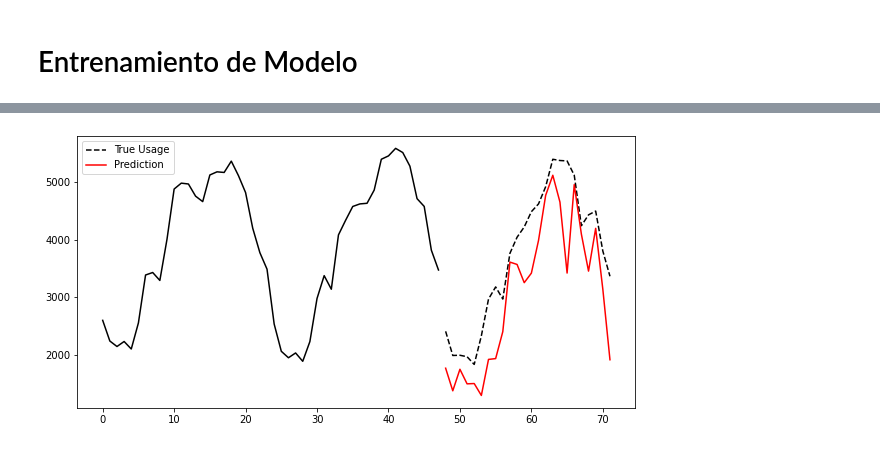
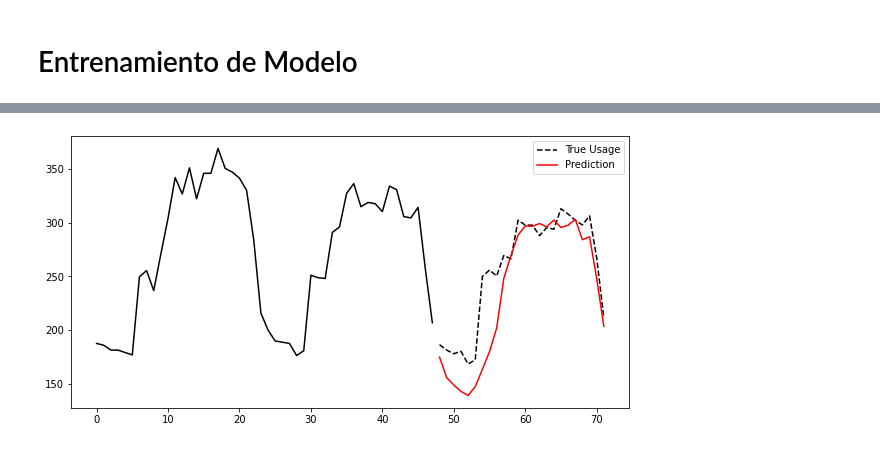
Before and after one commit to juancop/URDeepLearning, a Jupyter notebook: Forecasting/Forecasting Example.ipynb, the cells around one changed output, grey strips where cells are left out. Drawn from its saved outputs; the diff is of its cells as text; code cells hidden in the pictures.

```diff
--- a/Forecasting/Forecasting Example.ipynb
+++ b/Forecasting/Forecasting Example.ipynb
@@ -418,4 +397,0 @@ plot_predictions(X, Y, Y_hat, 13)
-# %%
-plot_predictions(X, Y, Y_hat, 41)
-# %% [output]
-[figure, removed]
@@ -421,0 +412,4 @@ plot_predictions(X, Y, Y_hat, 41)
+# %%
+plot_predictions(X, Y, Y_hat, 960)
+# %% [output]
+[figure, added]
```
Also changed, not shown: parts of 42 cells of this notebook.
